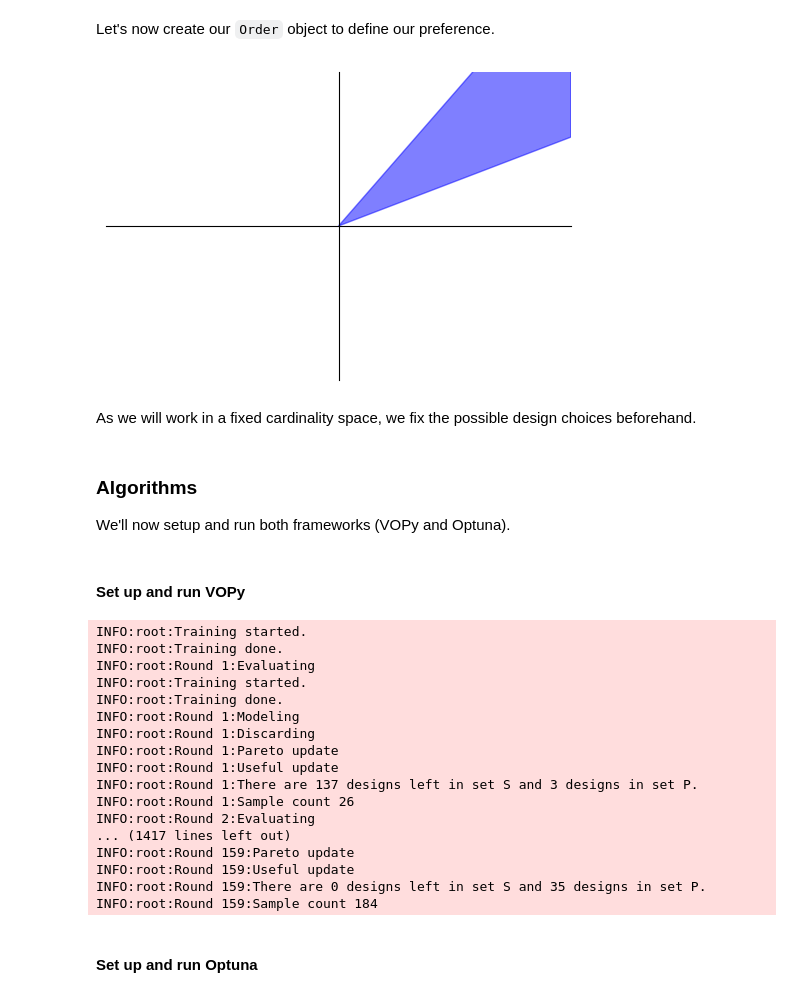
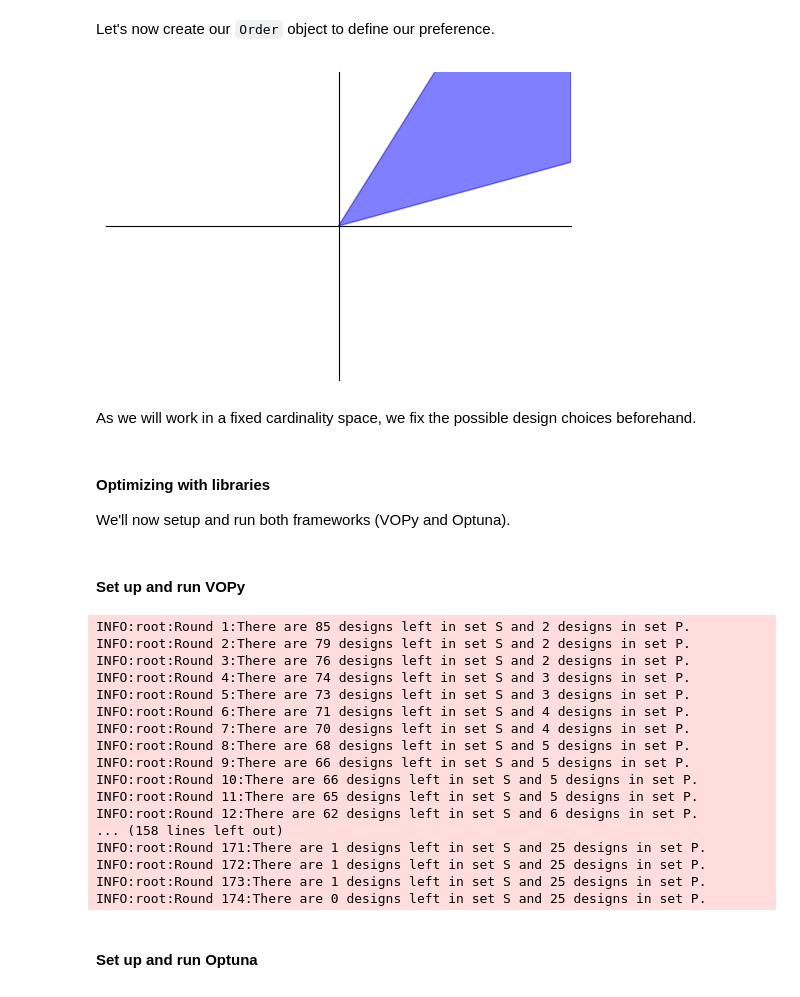
Before and after one commit to Bilkent-CYBORG/VOPy, a Jupyter notebook: examples/07_vopy_vs_optuna.ipynb, the cells around one changed output. Drawn from its saved outputs; the diff is of its cells as text; code cells hidden in the pictures.

```diff
--- a/examples/07_vopy_vs_optuna.ipynb
+++ b/examples/07_vopy_vs_optuna.ipynb
@@ -77,10 +77,10 @@ problem = PK2(noise_std=noise_std, negate=True)
 # %% [markdown]
 Let's now create our `Order` object to define our preference.
 # %%
-order = ConeTheta2DOrder(cone_degree=30)
+order = ConeTheta2DOrder(cone_degree=45)
 fig_cone = order.ordering_cone.plot()
 # %% [output]
-[figure, old version]
+[figure, new version]
 # %% [markdown]
 As we will work in a fixed cardinality space, we fix the possible design choices beforehand.
 # %%
@@ -98,7 +98,7 @@ X_np = sampler.random(num_sobol_samples)
 for i, (l, u) in enumerate(input_bounds):
     X_np[:, i] = X_np[:, i] * (u - l) + l
 # %% [markdown]
-### Algorithms
+#### Optimizing with libraries
 We'll now setup and run both frameworks (VOPy and Optuna).
 # %% [markdown]
 #### Set up and run VOPy
@@ -129,23 +129,23 @@ while True:
     if is_done:
         break
 # %% [output]
-INFO:root:Training started.
-INFO:root:Training done.
-INFO:root:Round 1:Evaluating
-INFO:root:Training started.
-INFO:root:Training done.
-INFO:root:Round 1:Modeling
-INFO:root:Round 1:Discarding
-INFO:root:Round 1:Pareto update
-INFO:root:Round 1:Useful update
-INFO:root:Round 1:There are 137 designs left in set S and 3 designs in set P.
-INFO:root:Round 1:Sample count 26
-INFO:root:Round 2:Evaluating
-... (1417 lines left out)
-INFO:root:Round 159:Pareto update
-INFO:root:Round 159:Useful update
-INFO:root:Round 159:There are 0 designs left in set S and 35 designs in set P.
-INFO:root:Round 159:Sample count 184
+INFO:root:Round 1:There are 85 designs left in set S and 2 designs in set P.
+INFO:root:Round 2:There are 79 designs left in set S and 2 designs in set P.
+INFO:root:Round 3:There are 76 designs left in set S and 2 designs in set P.
+INFO:root:Round 4:There are 74 designs left in set S and 3 designs in set P.
+INFO:root:Round 5:There are 73 designs left in set S and 3 designs in set P.
+INFO:root:Round 6:There are 71 designs left in set S and 4 designs in set P.
+INFO:root:Round 7:There are 70 designs left in set S and 4 designs in set P.
+INFO:root:Round 8:There are 68 designs left in set S and 5 designs in set P.
+INFO:root:Round 9:There are 66 designs left in set S and 5 designs in set P.
+INFO:root:Round 10:There are 66 designs left in set S and 5 designs in set P.
+INFO:root:Round 11:There are 65 designs left in set S and 5 designs in set P.
+INFO:root:Round 12:There are 62 designs left in set S and 6 designs in set P.
+... (158 lines left out)
+INFO:root:Round 171:There are 1 designs left in set S and 25 designs in set P.
+INFO:root:Round 172:There are 1 designs left in set S and 25 designs in set P.
+INFO:root:Round 173:There are 1 designs left in set S and 25 designs in set P.
+INFO:root:Round 174:There are 0 designs left in set S and 25 designs in set P.
 # %% [markdown]
 #### Set up and run Optuna
 # %%
```
Also changed, not shown: parts of 5 cells of this notebook, 11 other files.
